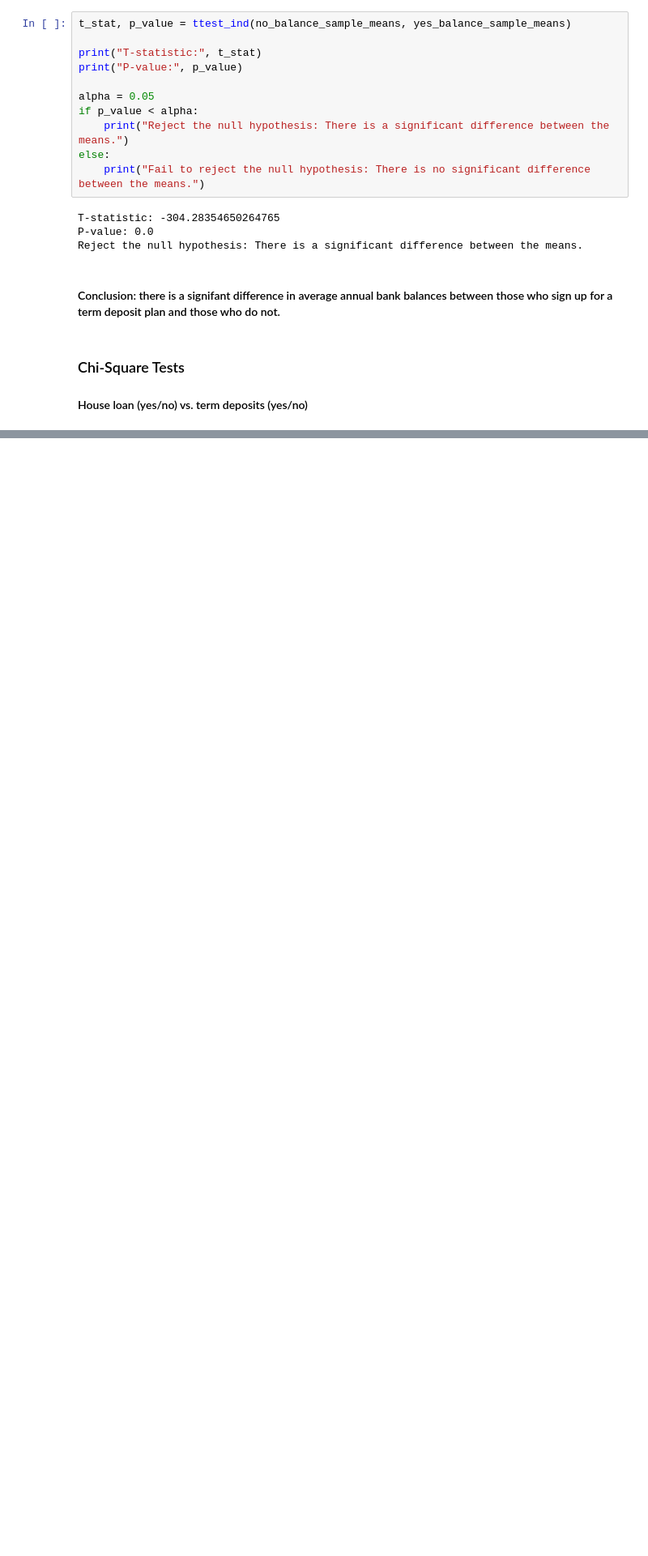
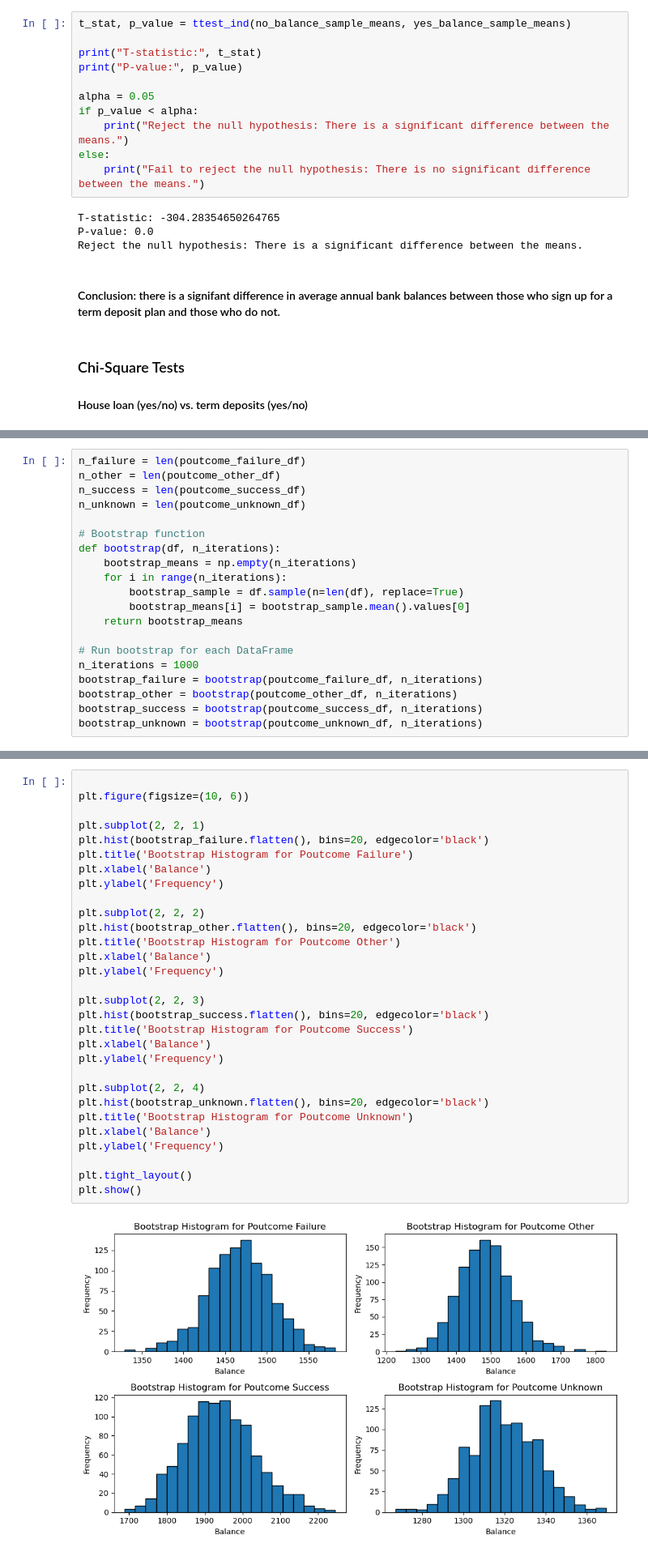
Before and after one commit to briggyx/bank_marketing_analysis, a Jupyter notebook: src/hypothesis_tests.ipynb, the cells around one changed output, grey strips where cells are left out. Shown at 81% size. Cells and saved outputs as stored; diff of their text form; blank space fills up the shorter version.

```diff
--- a/src/hypothesis_tests.ipynb
+++ b/src/hypothesis_tests.ipynb
@@ -161,0 +528,20 @@ Reject the null hypothesis: There is a significant difference between the means.
+# %%
+n_failure = len(poutcome_failure_df)
+n_other = len(poutcome_other_df)
+n_success = len(poutcome_success_df)
+n_unknown = len(poutcome_unknown_df)
+
+# Bootstrap function
+def bootstrap(df, n_iterations):
+    bootstrap_means = np.empty(n_iterations)
+    for i in range(n_iterations):
+        bootstrap_sample = df.sample(n=len(df), replace=True)
+        bootstrap_means[i] = bootstrap_sample.mean().values[0]
+    return bootstrap_means
+
+# Run bootstrap for each DataFrame
+n_iterations = 1000
+bootstrap_failure = bootstrap(poutcome_failure_df, n_iterations)
+bootstrap_other = bootstrap(poutcome_other_df, n_iterations)
+bootstrap_success = bootstrap(poutcome_success_df, n_iterations)
+bootstrap_unknown = bootstrap(poutcome_unknown_df, n_iterations)
@@ -161,0 +552,32 @@ Reject the null hypothesis: There is a significant difference between the means.
+# %%
+
+plt.figure(figsize=(10, 6))
+
+plt.subplot(2, 2, 1)
+plt.hist(bootstrap_failure.flatten(), bins=20, edgecolor='black')
+plt.title('Bootstrap Histogram for Poutcome Failure')
+plt.xlabel('Balance')
+plt.ylabel('Frequency')
+
+plt.subplot(2, 2, 2)
+plt.hist(bootstrap_other.flatten(), bins=20, edgecolor='black')
+plt.title('Bootstrap Histogram for Poutcome Other')
+plt.xlabel('Balance')
+plt.ylabel('Frequency')
+
+plt.subplot(2, 2, 3)
+plt.hist(bootstrap_success.flatten(), bins=20, edgecolor='black')
+plt.title('Bootstrap Histogram for Poutcome Success')
+plt.xlabel('Balance')
+plt.ylabel('Frequency')
+
+plt.subplot(2, 2, 4)
+plt.hist(bootstrap_unknown.flatten(), bins=20, edgecolor='black')
+plt.title('Bootstrap Histogram for Poutcome Unknown')
+plt.xlabel('Balance')
+plt.ylabel('Frequency')
+
+plt.tight_layout()
+plt.show()
+# %% [output]
+[figure, added]
```
Also changed, not shown: parts of 39 cells of this notebook, 1 other file.
